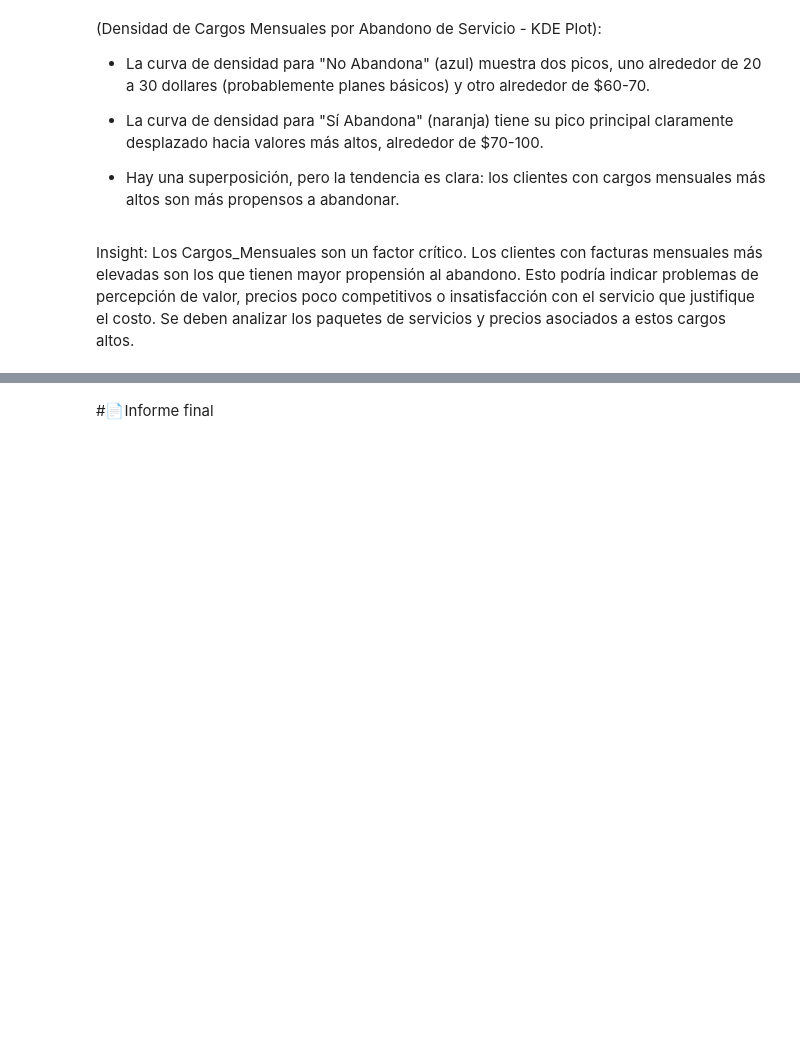
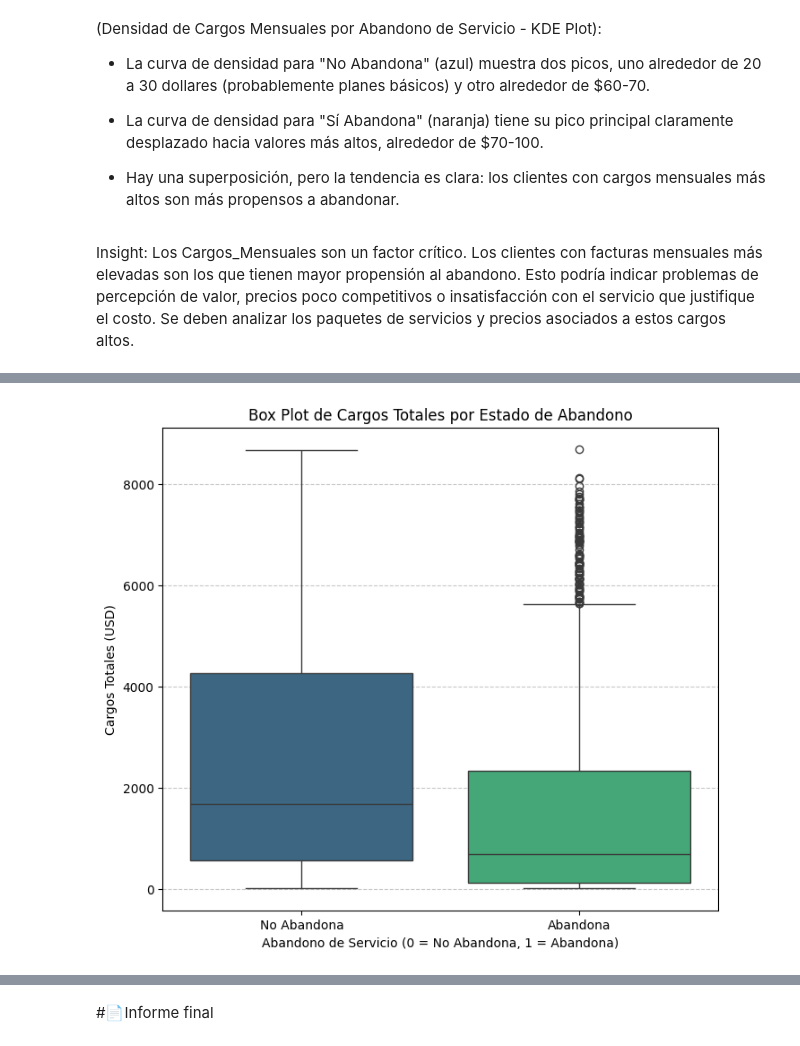
Before and after one commit to Ser2k2/challenge2-data-science-latam, a Jupyter notebook: TelecomX_LATAM.ipynb, the cells around one changed output, grey strips where cells are left out. Saved outputs shown, nothing was run; the diff lists cells and outputs as text; code cells hidden in the pictures; blank space fills up the shorter version.

```diff
--- a/TelecomX_LATAM.ipynb
+++ b/TelecomX_LATAM.ipynb
@@ -1623,0 +1640,15 @@ Insight: Los Cargos_Mensuales son un factor crítico. Los clientes con facturas
+# %%
+plt.figure(figsize=(8, 7))
+
+# La corrección: Asignar 'Abandono_Servicio' (la variable del eje x) a 'hue' y luego ocultar la leyenda.
+sns.boxplot(x='Abandono_Servicio', y='Cargos_Totales', hue='Abandono_Servicio',
+            data=df_M, palette='viridis', legend=False)
+
+plt.title('Box Plot de Cargos Totales por Estado de Abandono')
+plt.xlabel('Abandono de Servicio (0 = No Abandona, 1 = Abandona)')
+plt.ylabel('Cargos Totales (USD)')
+plt.xticks([0, 1], ['No Abandona', 'Abandona'])
+plt.grid(axis='y', linestyle='--', alpha=0.7)
+plt.show()
+# %% [output]
+[figure, added]
```
Also changed, not shown: parts of 30 cells of this notebook.
